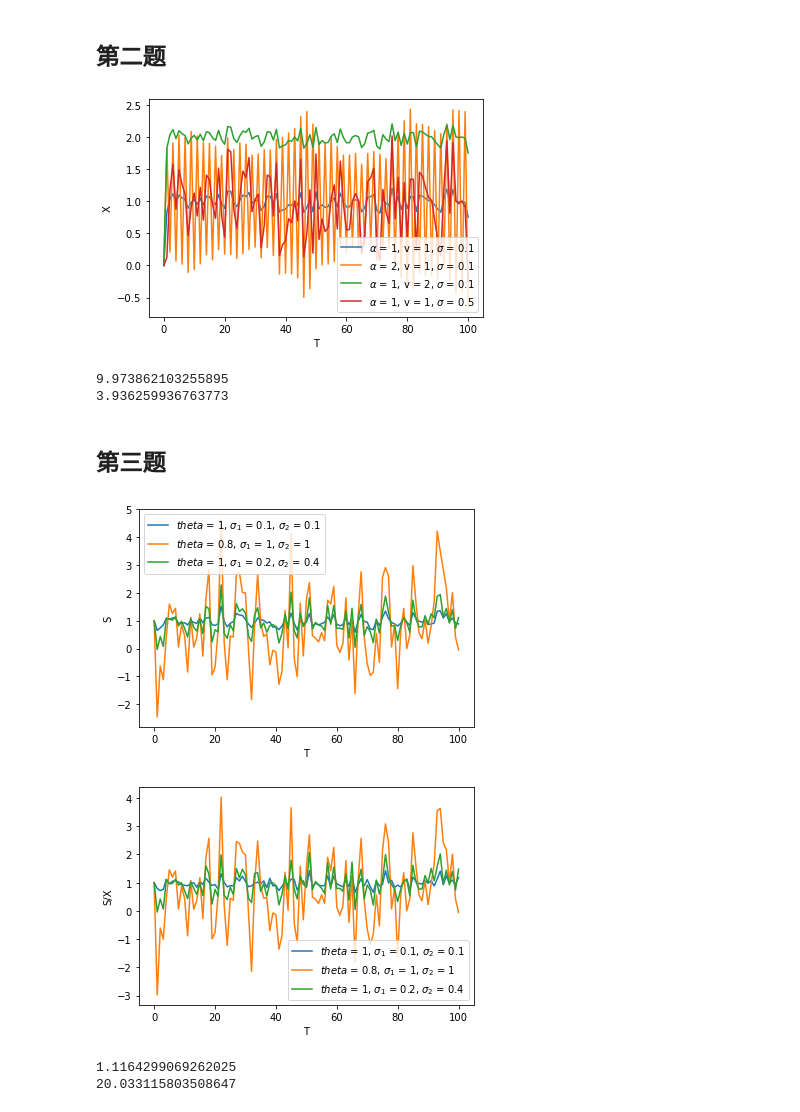
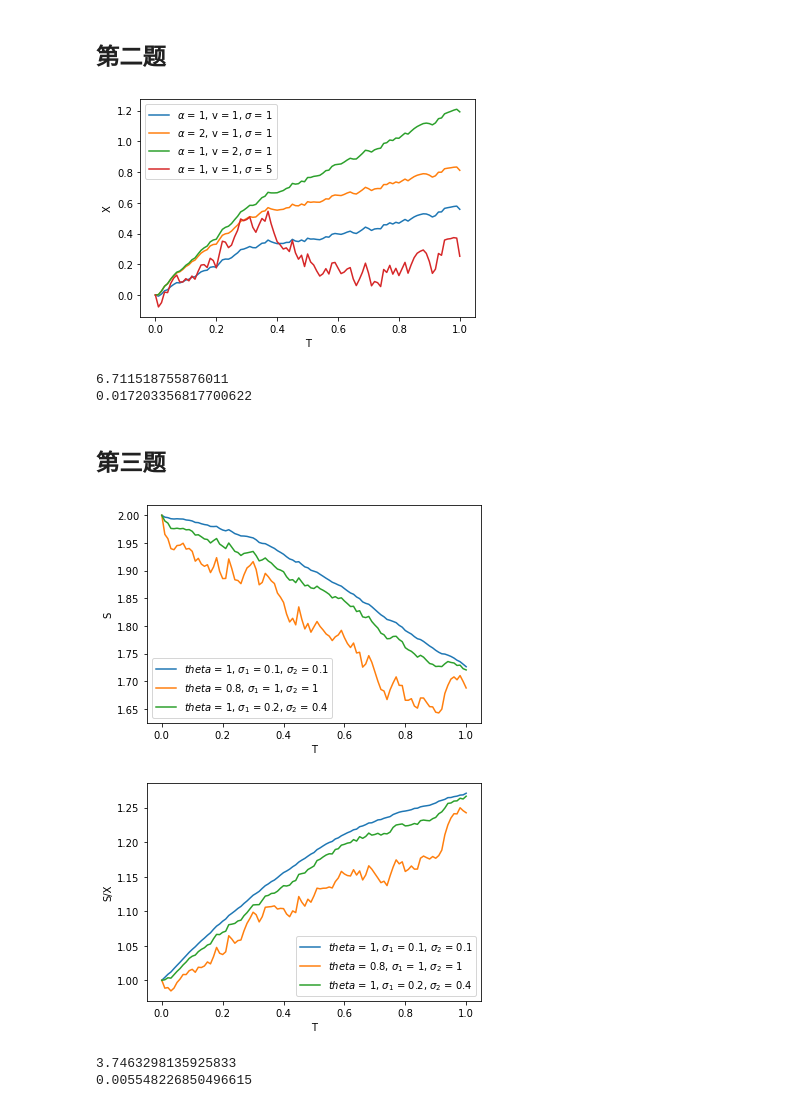
Before and after one commit to xumeng-zhang/CourseWork, a Jupyter notebook: StochasticLearning/maintest.ipynb, the cells around one changed output. Drawn from its saved outputs; the diff is of its cells as text; code cells hidden in the pictures.

```diff
--- a/StochasticLearning/maintest.ipynb
+++ b/StochasticLearning/maintest.ipynb
@@ -6,7 +6,7 @@ import matplotlib.pyplot as plt
 ## 第一题
 # %%
 num = 101
-interval = 100 / (num - 1)
+interval = 1 / (num - 1)
 np.random.seed(100)
 # %%
 # 生成布朗过程轨道
@@ -19,16 +19,15 @@ def Brown_Process(interval, c):
 
     return G
 # %%
-
-for [num, c] in [[1001, 1], [501, 1], [101, 1], [101, 0.2], [101, 0.1]]:
-    np.random.seed(100)
-    T = np.linspace(0, 100, int(num))
-    X = Brown_Process(100/(num-1), c)
-    plt.plot(T, X, label='interval = '+ str(100/(num-1)) + ', c = ' + str(c))
+[num, c] = [101, 1]
+for seed in range(4):
+    T = np.linspace(0, 1, int(num))
+    X = Brown_Process(1/(num-1), c)
+    plt.plot(T, X, label='seed = '+ str(seed))
     plt.xlabel('T')
     plt.ylabel('X')
     plt.legend()
-plt.savefig(r'./figs/多条布朗运动轨道.jpg')
+plt.savefig(r'./figs/多条布朗运动轨道.png')
 plt.show()
 plt.close()
 # %% [output]
@@ -35,0 +35,12 @@ plt.close()
+# %%
+[num, c] = [101, 10]
+for seed in range(4):
+    T = np.linspace(0, 1, int(num))
+    X = Brown_Process(1/(num-1), c)
+    plt.plot(T, X, label='seed = '+ str(seed))
+    plt.xlabel('T')
+    plt.ylabel('X')
+    plt.legend()
+plt.savefig(r'./figs/多条布朗运动轨道c=10.png')
+plt.show()
+plt.close()
@@ -36,7 +49,7 @@ plt.close()
 # %% [markdown]
 ## 第二题
 # %%
-def SDE1(d_t=1.0):
+def SDE1(d_t=0.01):
     d_B = np.random.normal(loc=0, scale=d_t, size=100)
     R = np.zeros(d_B.shape[0]+1)
     R[0] = x_0
@@ -45,32 +58,32 @@ def SDE1(d_t=1.0):
 
     return R
 # %%
-d_t = 1.0
-for [alpha, v, sigma, x_0] in [[1, 1, 0.1, 0], [2, 1, 0.1, 0], [1, 2, 0.1, 0], [1, 1, 0.5, 0]]:
+d_t = 0.01
+for [alpha, v, sigma, x_0] in [[1, 1, 1, 0], [2, 1, 1, 0], [1, 2, 1, 0], [1, 1, 5, 0]]:
     np.random.seed(100)
     T = np.linspace(0, 100*d_t, 101)
     X = SDE1(d_t)
     plt.plot(T, X, label=r'$\alpha$ = %s, v = %s, $\sigma$ = %s'%(str(alpha), str(v), str(sigma)))
     plt.xlabel('T')
     plt.ylabel('X')
     plt.legend()
-plt.savefig(r'./figs/随机微分方程解1的多条轨道.jpg')
+plt.savefig(r'./figs/随机微分方程解1的多条轨道.png')
 plt.show()
 # %% [output]
-[figure, old version]
+[figure, new version]
 # %%
 [alpha, v, sigma, x_0] = [1, 10, 2, 1]
 MC_SDE1 = np.zeros(1000)
 for seed in range(1000):
     np.random.seed(seed)
-    MC_SDE1[seed] = SDE1(d_t)[1]
+    MC_SDE1[seed] = SDE1(d_t)[-1]
 Expection = np.mean(MC_SDE1)
 print(Expection)
 Variance = np.var(MC_SDE1)
 print(Variance)
 # %% [output]
-9.973862103255895
-3.936259936763773
+6.711518755876011
+0.017203356817700622
 # %% [markdown]
 ## 第三题
 # %%
@@ -88,10 +101,10 @@ def SDE2(d_t=1.0):
 
     return X, S
 # %%
-d_t = 1.0
-for [alpha, v, sigma, theta, sigma_1, sigma_2, x_0, s_0] in [[1, 1, 0.1, 1, 0.1, 0.1, 1, 1],
-                                                            [1, 1, 0.1, 0.8, 1, 1, 1, 1],
-                                                            [1, 1, 0.1, 1, 0.2, 0.4, 1, 1]]:
+d_t = 0.01
+for [alpha, v, sigma, theta, sigma_1, sigma_2, x_0, s_0] in [[1, 1, 0.1, 1, 0.1, 0.1, 2, 2],
+                                                            [1, 1, 0.1, 0.8, 1, 1, 2, 2],
+                                                            [1, 1, 0.1, 1, 0.2, 0.4, 2, 2]]:
     np.random.seed(100)
     T = np.linspace(0, 100*d_t, 101)
     X, S = SDE2(d_t)
@@ -99,16 +112,16 @@ for [alpha, v, sigma, theta, sigma_1, sigma_2, x_0, s_0] in [[1, 1, 0.1, 1, 0.1,
     plt.xlabel('T')
     plt.ylabel('S')
     plt.legend()
-plt.savefig(r'./figs/随机微分方程解2的多条轨道S-T.jpg')
+plt.savefig(r'./figs/随机微分方程解2的多条轨道S-T.png')
 plt.show()
 plt.close()
 # %% [output]
-[figure, old version]
+[figure, new version]
 # %%
-d_t = 1.0
-for [alpha, v, sigma, theta, sigma_1, sigma_2, x_0, s_0] in [[1, 1, 0.1, 1, 0.1, 0.1, 1, 1],
-                                                            [1, 1, 0.1, 0.8, 1, 1, 1, 1],
-                                                            [1, 1, 0.1, 1, 0.2, 0.4, 1, 1]]:
+d_t = 0.01
+for [alpha, v, sigma, theta, sigma_1, sigma_2, x_0, s_0] in [[1, 1, 0.1, 1, 0.1, 0.1, 2, 2],
+                                                            [1, 1, 0.1, 0.8, 1, 1, 2, 2],
+                                                            [1, 1, 0.1, 1, 0.2, 0.4, 2, 2]]:
     np.random.seed(100)
     T = np.linspace(0, 100*d_t, 101)
     X, S = SDE2(d_t)
@@ -117,21 +130,21 @@ for [alpha, v, sigma, theta, sigma_1, sigma_2, x_0, s_0] in [[1, 1, 0.1, 1, 0.1,
     plt.xlabel('T')
     plt.ylabel('S/X')
     plt.legend()
-plt.savefig(r'./figs/随机微分方程解2的多条轨道Ratio-T.jpg')
+plt.savefig(r'./figs/随机微分方程解2的多条轨道Ratio-T.png')
 plt.show()
 # %% [output]
-[figure, old version]
+[figure, new version]
 # %%
 [alpha, v, sigma, x_0] = [1, 10, 2, 1]
 MC_SDE2 = np.zeros(1000)
 for seed in range(1000):
     np.random.seed(seed)
     X, S = SDE2(d_t)
-    MC_SDE2[seed] = S[1]
+    MC_SDE2[seed] = S[-1]
 Expection = np.mean(MC_SDE2)
 print(Expection)
 Variance = np.var(MC_SDE2)
 print(Variance)
 # %% [output]
-1.1164299069262025
-20.033115803508647
+3.7463298135925833
+0.005548226850496615
```
Also changed, not shown: parts of 4 cells of this notebook, 2 other files.
